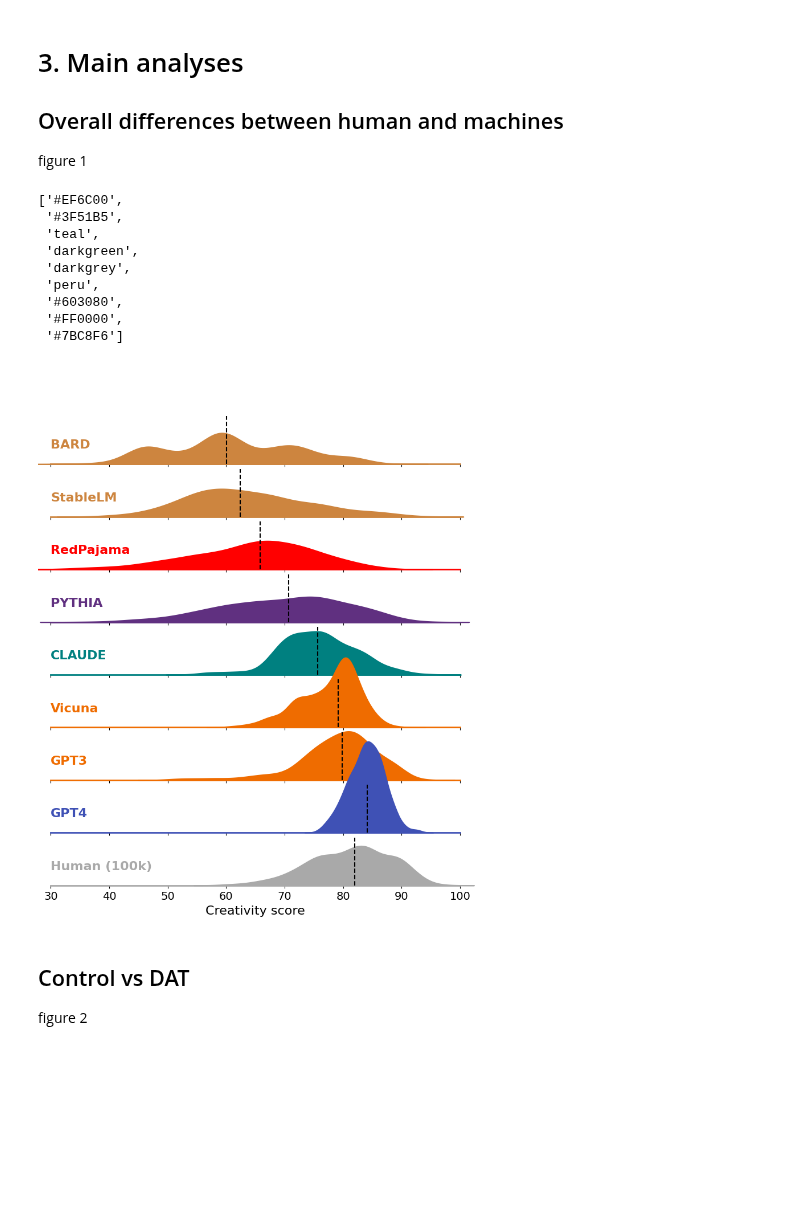
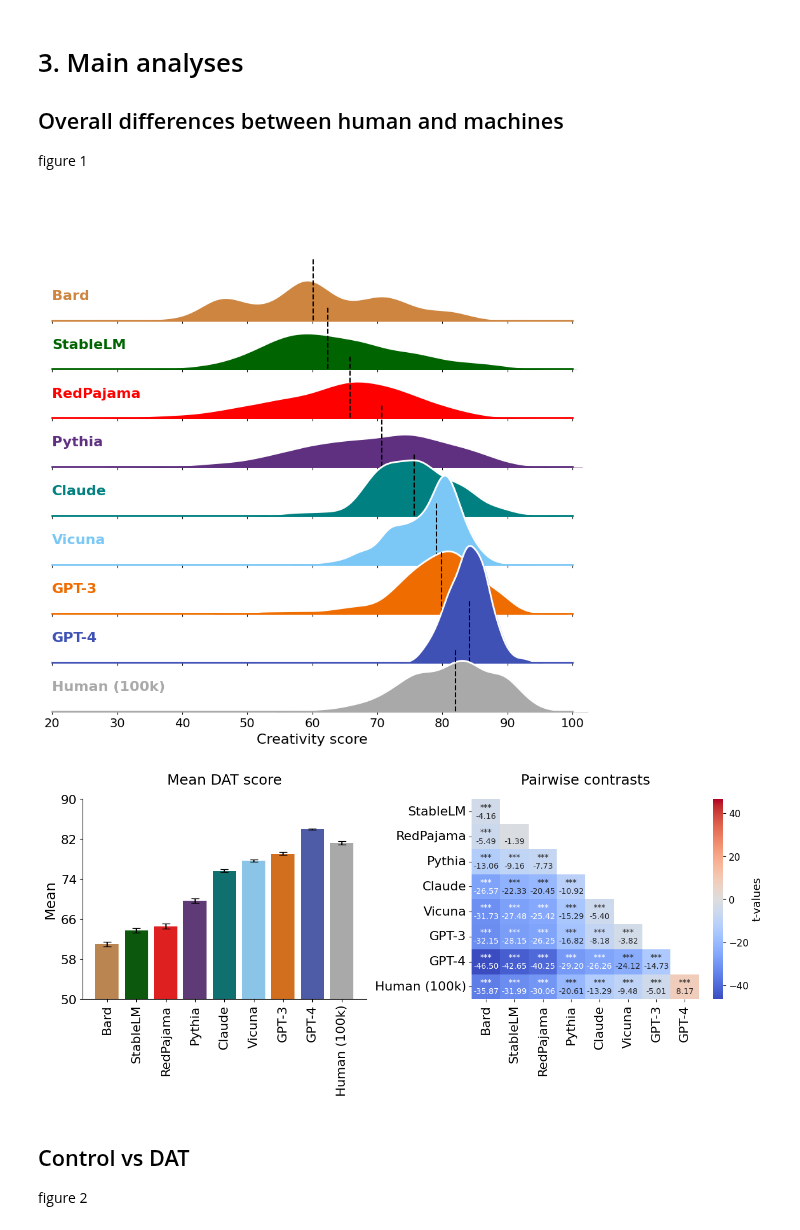
Before and after one commit to AntoineBellemare/DAT_GPT, a Jupyter notebook: notebook/visualization.ipynb, the cells around one changed output. Drawn from its saved outputs; the diff is of its cells as text; code cells hidden in the pictures; blank space fills up the shorter version.

```diff
--- a/notebook/visualization.ipynb
+++ b/notebook/visualization.ipynb
@@ -367,7 +371,7 @@ Book: 6.44%
 ## Visualize adherence to instructions in machines
 Using the ratio of the number of responses that have been harvested vs. number of responses on which DAT scores were computed as a measure of the level attrition in each model
 # %%
-counting = {"BARD":counter_bard, "PYTHIA":counter_pythia, "GPT3":counter_gpt3, "GPT4": counter_gpt4, "CLAUDE": counter_claude, "StableLM": counter_stablelm, "StableLM-oasst": counter_stablelmoasst, "RedPajama":counter_red, "Vicuna": counter_vicuna}
+counting = {"Bard":counter_bard, "Pythia":counter_pythia, "GPT-3":counter_gpt3, "GPT-4": counter_gpt4, "Claude": counter_claude, "StableLM": counter_stablelm, "StableLM-oasst": counter_stablelmoasst, "RedPajama":counter_red, "Vicuna": counter_vicuna}
 # %%
 # Extract data
 import seaborn as sns
@@ -405,14 +409,14 @@ plt.show()
 # %%
 colors_ = {
     'Humans': 'darkgrey',
-    'GPT4': '#3F51B5',
-    'GPT3': '#EF6C00',
+    'GPT-4': '#3F51B5',
+    'GPT-3': '#EF6C00',
     'Vicuna': '#7BC8F6',
-    'CLAUDE': 'teal',
-    'PYTHIA': '#603080',
+    'Claude': 'teal',
+    'Pythia': '#603080',
     'RedPajama': 'tomato',
     'StableLM': 'darkgreen',
-    'BARD': 'peru',
+    'Bard': 'peru',
 
 }
 
@@ -551,86 +550,70 @@ create_bar_plot(most_common_words(all_words, n_words), n_lists=n_lists, ylim=(0,
 # 3. Main analyses
 ## Overall differences between human and machines
 figure 1
-# %%
-pal
-# %% [output]
-['#EF6C00',
- '#3F51B5',
- 'teal',
- 'darkgreen',
- 'darkgrey',
- 'peru',
- '#603080',
- '#FF0000',
- '#7BC8F6']
 # %%
 # Initialize the FacetGrid object
-pal = [colors['GPT3_mid_DAT'],
-       colors['GPT4_mid_DAT'],
-       colors['CLAUDE_mid_DAT'],
+pal = [colors['GPT-3_mid_DAT'],
+       colors['GPT-4_mid_DAT'],
+       colors['Claude_mid_DAT'],
        colors['StableLM_mid_DAT'],
-       colors['Human (750k)'],
-       colors['BARD_mid_DAT'],
-       colors['PYTHIA_mid_DAT'],
+       colors['Human (100k)'],
+       colors['Bard_mid_DAT'],
+       colors['Pythia_mid_DAT'],
        colors['RedPajama_mid_DAT'],
        colors['Vicuna_mid_DAT']]
-order = ['BARD', 'StableLM','RedPajama', 'PYTHIA', 'CLAUDE', 'Vicuna', 'GPT3', 'GPT4', 'Human (100k)']
+order = ['Bard', 'StableLM','RedPajama', 'Pythia', 'Claude', 'Vicuna', 'GPT-3', 'GPT-4', 'Human (100k)']
+pal_order = [pal[5], pal[3], pal[7], pal[6], pal[2], pal[8], pal[0], pal[1], pal[4]]
 df = results_df.loc[(results_df['Strategy']=='Original instructions') &
                     (results_df['Temperature']=='Mid') | (results_df['Temperature'].isnull())]
 
 df = df.groupby('Model').apply(lambda x: x[np.abs(x['Score'] - x['Score'].mean()) <= 3 * x['Score'].std()]).reset_index(drop=True)
 df = df.groupby('Model').apply(lambda x: x.sample(min(len(x), 500), random_state=32)).reset_index(drop=True)
 
-g = sns.FacetGrid(df, row="Model", hue="Model", aspect=9, height=1, palette=[pal[5], pal[2], pal[0], pal[1], pal[4], pal[7], pal[3], pal[6], pal[7]], row_order=order)
-# set FacetGrid size
-g.fig.set_size_inches(8, 10)
-#make transparent background
+g = sns.FacetGrid(df, row="Model", hue="Model", aspect=9, height=1, row_order=order, palette=pal_order, hue_order=order)
+
+# make transparent background
 for ax in g.axes.flat:
     ax.set_facecolor('none')
 # Draw the densities in a few steps
 g.map(sns.kdeplot, "Score",
       bw_adjust=1, clip_on=False,
       fill=True, alpha=1, linewidth=1.5)
-#g.map(sns.kdeplot, "Score", clip_on=False, color="w", lw=2, bw_adjust=1)
+g.map(sns.kdeplot, "Score", clip_on=False, color="w", lw=2, bw_adjust=1)
 # passing color=None to refline() uses the hue mapping
 g.refline(y=0, linewidth=2, linestyle="-", color=None, clip_on=False)
 # Define and use a simple function to label the plot in axes coordinates
 def label(x, color, label):
     ax = plt.gca()
     # check if Human is in the label
-    #({len(df.loc[df['Model']==label])})
-    txt = f"{label}"
-    ax.text(0, .2, txt, fontweight="bold", color=color,
+    ax.text(0, .2, label, fontweight="bold", color=color,
             ha="left", va="center", transform=ax.transAxes,fontsize=16)
 g.map(label, "Score")
 mean_conf, pvals, tvals = analyze_results(df, 'Model', order)
 # Add vertical lines for mean and confidence intervals
 for ax, model in zip(g.axes.flat, order):
     if model == 'Human (8k)':
         print(mean_conf[mean_conf['Model'] == model]['median'])
         ax.axvline(mean_conf[mean_conf['Model'] == model]['median'].values[0], color='white', linestyle='--', ymin=0, ymax=0.5)
     else:
         ax.axvline(mean_conf[mean_conf['Model'] == model]['median'].values[0], color='black', linestyle='--', ymin=0, ymax=0.5)
 
 for ax in g.axes.flat:
     ax.set_xlabel('Creativity score', fontsize=16)
     for label in ax.get_xticklabels():
             label.set_fontsize(14)
 # Remove axes details that don't play well with overlap
 g.set_titles("")
-#g.tight_layout()
 # Set the subplots to overlap
-g.figure.subplots_adjust(hspace=-.45)
+g.figure.subplots_adjust(hspace=-.60)
 g.set(yticks=[], ylabel="")
 g.despine(bottom=True, left=True)
-g.set(xlim=(30, 100))
-# set tight layout
-#g.fig.tight_layout()
+g.set(xlim=(20, 100))
 g.savefig('DAT_LLMs_humans_ridge_median_test')
 create_heatmap(mean_conf, 'Model', tvals_table=tvals, pvals_table=pvals,
-               pal=[pal[5], pal[3], pal[7], pal[6], pal[1], pal[8], pal[0], pal[2], pal[4]], order=order, xlim=(50,90), save='DAT_GPT_humans_models_test', large=(13, 6))
+               pal=[pal[5], pal[3], pal[7], pal[6], pal[2], pal[8], pal[0], pal[1], pal[4]], order=order, xlim=(50,90), save='DAT_GPT_humans_models_test', large=(13, 6))
 # %% [output]
-[figure, old version]
+[figure, new version]
+[figure, added]
 # %% [markdown]
 ## Control vs DAT
 figure 2
```
Also changed, not shown: parts of 18 cells of this notebook.
